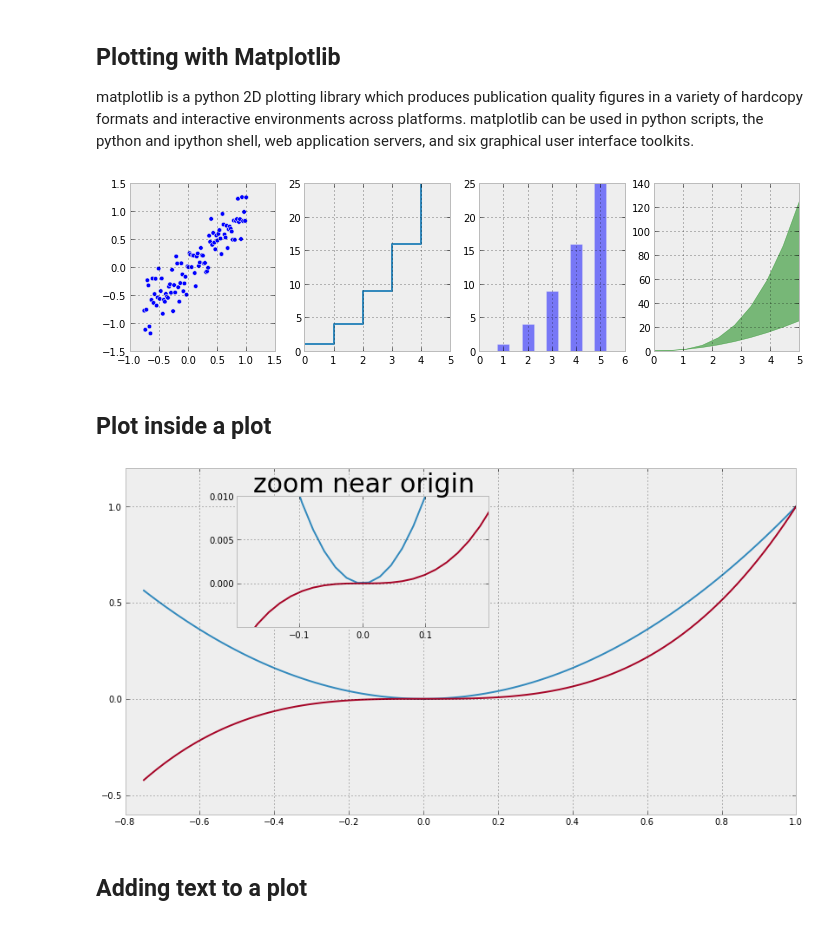
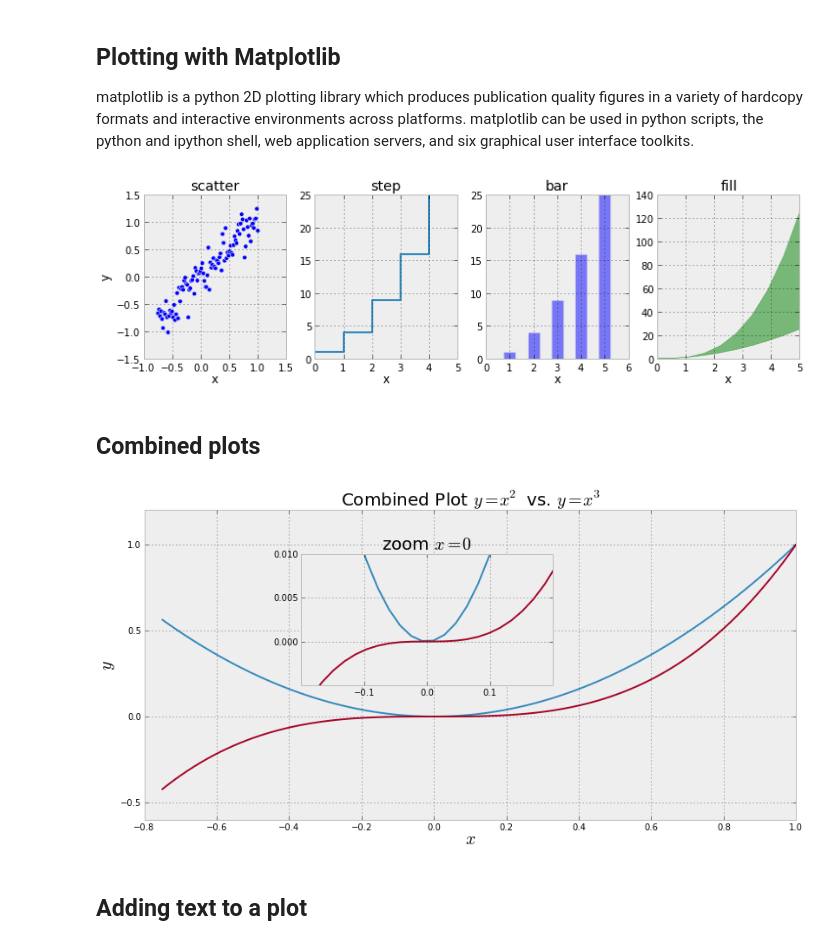
Before and after one commit to Tooblippe/IPython-Jupyter-Talk-to-Pyconza-2013, a Jupyter notebook: src/pycon13_ipython.ipynb, the cells around one changed output. Drawn from its saved outputs; the diff is of its cells as text; code cells hidden in the pictures.

Commit message:
cosmetics, graphs

```diff
--- a/src/pycon13_ipython.ipynb
+++ b/src/pycon13_ipython.ipynb
@@ -178,8 +179,8 @@ The following code cells make sure that plotting is enabled and also loads a cus
 Populating the interactive namespace from numpy and matplotlib
 # %%
 #loads a customer marplotlib configuration file
-import json
-s = json.load( open("static/matplotlibrc.json") )
-matplotlib.rcParams.update(s)
-figsize(18, 6)
-print "Imported custom matplotlib plot settings"
+def CustomPlot():
+    import json
+    s = json.load( open("static/matplotlibrc.json") )
+    matplotlib.rcParams.update(s)
+    figsize(18, 6)
@@ -286,6 +283,6 @@ IPython has a set of predefined ‘magic functions’ that you can call with a c
 The timeit magic can be used to evaluate the average time your loop or piece of code is taking to complete it's run.
 # %%
 %%timeit x = 0   # setup
-for i in range(100000):
-    x += i**2
+for i in range(100000):    #lets use range here
+    x = x + i**2
 # %% [output]
@@ -292,0 +290,4 @@ for i in range(100000):
+# %%
+%%timeit x = 0   # setup
+for i in xrange(100000):   #replace range with slightly improved xrange
+    x += i**2
@@ -365,42 +367,58 @@ YouTubeVideo('iwVvqwLDsJo', width=200, height=200)
 ## Plotting with Matplotlib
 matplotlib is a python 2D plotting library which produces publication quality figures in a variety of hardcopy formats and interactive environments across platforms. matplotlib can be used in python scripts, the python and ipython shell, web application servers, and six graphical user interface toolkits.
 # %%
+CustomPlot()
 from numpy import *
+
+#generate some data
 n = array([0,1,2,3,4,5])
 xx = np.linspace(-0.75, 1., 100)
 x = linspace(0, 5, 10)
 y = x ** 2
+
 fig, axes = plt.subplots(1, 4, figsize=(12,3))
 
 axes[0].scatter(xx, xx + 0.25*randn(len(xx)))
+axes[0].set_title('scatter')
+axes[1].step(n, n**2, lw=2)
+axes[1].set_title('step')
+axes[2].bar(n, n**2, align="center", width=0.5, alpha=0.5)
+axes[2].set_title('bar')
+axes[3].fill_between(x, x**2, x**3, color="green", alpha=0.5);
+axes[3].set_title('fill')
 
-axes[1].step(n, n**2, lw=2)
-
-axes[2].bar(n, n**2, align="center", width=0.5, alpha=0.5)
-
-axes[3].fill_between(x, x**2, x**3, color="green", alpha=0.5);
+for i in range(4):
+    axes[i].set_xlabel('x')
+axes[0].set_ylabel('y')
+show()
 # %% [output]
-[figure, old version]
+[figure, new version]
-# %% [markdown]
-## Plot inside a plot
+# %% [markdown]
+## Combined plots
 # %%
+CustomPlot()
+font_size = 20
 figsize(11.5, 6)
 fig, ax = plt.subplots()
 
 ax.plot(xx, xx**2, xx, xx**3)
+ax.set_title(r"Combined Plot $y=x^2$ vs. $y=x^3$", fontsize = font_size)
+ax.set_xlabel(r'$x$', fontsize = font_size)
+ax.set_ylabel(r'$y$', fontsize = font_size)
 fig.tight_layout()
 # inset
-inset_ax = fig.add_axes([0.2, 0.55, 0.35, 0.35]) # X, Y, width, height
+inset_ax = fig.add_axes([0.29, 0.45, 0.35, 0.35]) # X, Y, width, height
 inset_ax.plot(xx, xx**2, xx, xx**3)
-inset_ax.set_title('zoom near origin',fontsize=30)
+inset_ax.set_title(r'zoom $x=0$',fontsize=font_size)
 # set axis range
 inset_ax.set_xlim(-.2, .2)
 inset_ax.set_ylim(-.005, .01)
 # set axis tick locations
 inset_ax.set_yticks([0, 0.005, 0.01])
 inset_ax.set_xticks([-0.1,0,.1]);
+show()
 # %% [output]
-[figure, old version]
+[figure, new version]
 # %% [markdown]
 ## Adding text to a plot
 # %%
```
Also changed, not shown: parts of 37 cells of this notebook, 5 other files.
